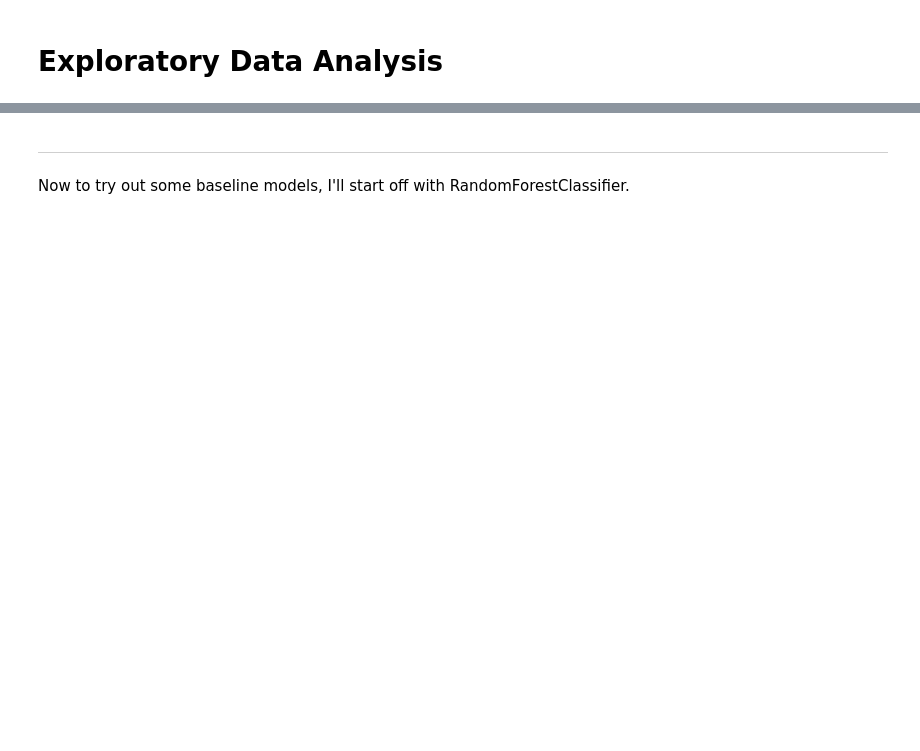
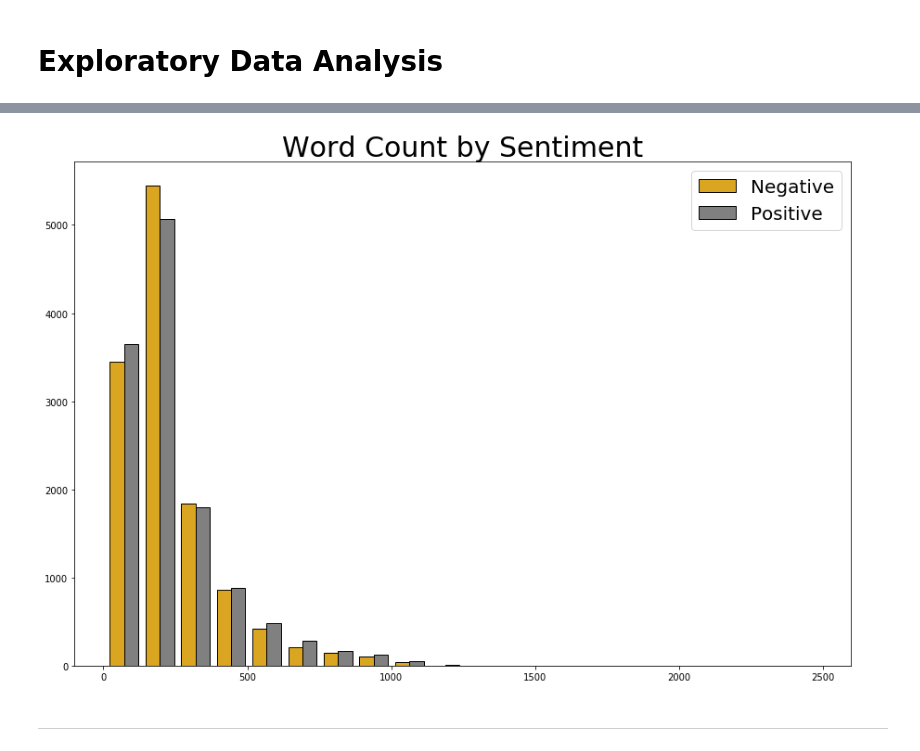
Before and after one commit to hovikgas/capstone, a Jupyter notebook: notebooks/02_EDA.ipynb, the cells around one changed output, grey strips where cells are left out. Cells and saved outputs as stored; diff of their text form; code cells hidden in the pictures; blank space fills up the shorter version.

```diff
--- a/notebooks/02_EDA.ipynb
+++ b/notebooks/02_EDA.ipynb
@@ -229,4 +72,12 @@ with open('../data/cleantestreviews.txt', 'wb') as fp:
+# %%
+plt.figure(figsize=(15,10))
+plt.hist([train_df[train_df['sentiment']==0]['word_count'],
+          train_df[train_df['sentiment']==1]['word_count']],
+         bins=20, color=['goldenrod', 'grey'], ec='k')
+plt.title('Word Count by Sentiment', fontsize=30)
+plt.legend(['Negative', 'Positive'], fontsize=20)
+plt.savefig('../figures/wordcount.png', dpi=300)
+# %% [output]
+[figure, added]
 # %% [markdown]
 ---
-# %% [markdown]
-Now to try out some baseline models, I'll start off with RandomForestClassifier.
```
Also changed, not shown: parts of 75 cells of this notebook, 15 other files.
